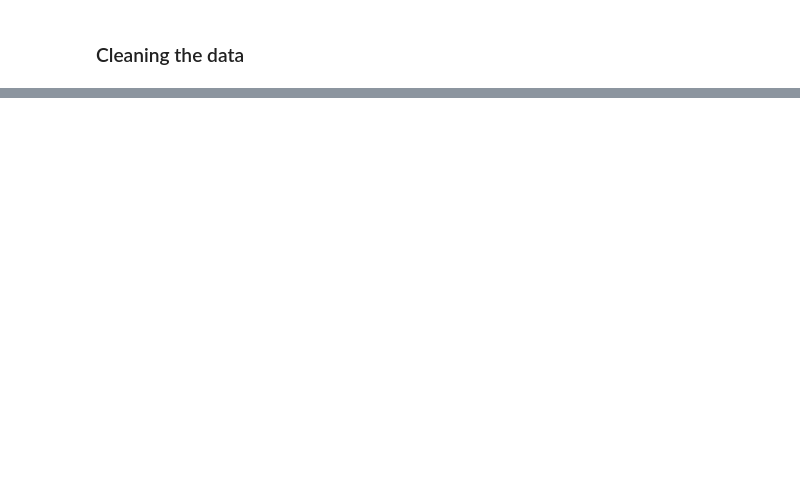
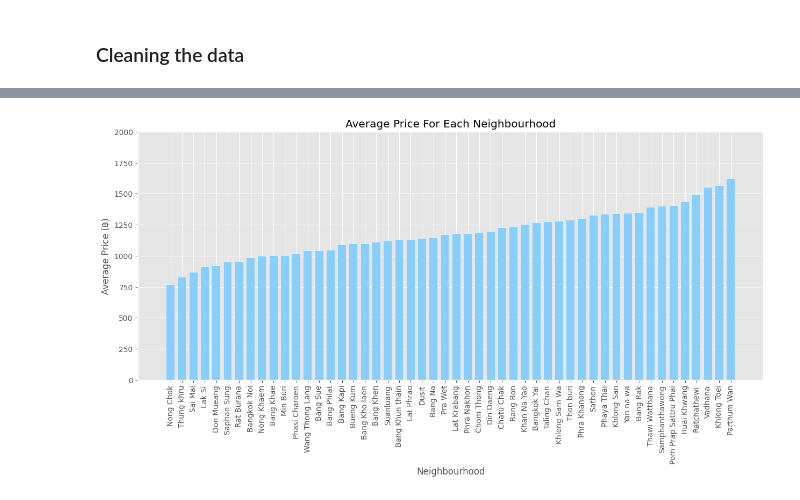
Before and after one commit to jshum17/Airbnb-Listings-Analysis, a Jupyter notebook: notebook.ipynb, the cells around one changed output, grey strips where cells are left out. Saved outputs shown, nothing was run; the diff lists cells and outputs as text; code cells hidden in the pictures; blank space fills up the shorter version.

Commit message:
finished price analysis

```diff
--- a/notebook.ipynb
+++ b/notebook.ipynb
@@ -125,0 +134,3 @@ memory usage: 3.0+ MB
+# %%
+# Updating dataset by filtering out free listings and listings over ฿2599
+listing = listing[(listing.price > 0) & (listing.price <= 2599)]
@@ -127,0 +183,12 @@ After removing all the free listings in our dataset, we can see that the total n
+# %%
+# Calculating the average price and round to nearest 2 decimal places
+avg_price = round(listing['price'].mean(), 2)
+
+# Adding a new column to the listing dataset, price_per_month
+listing["price_per_month"] = listing["price"] * 365 / 12
+
+# Calculating the average price per month and round to nearest 2 decimal places
+avg_monthly_price = round(listing['price_per_month'].mean(), 2)
+
+print("Average nightly rate: ฿" + str(avg_price))
+print("Average monthly rate: ฿" + str(avg_monthly_price))
@@ -127,0 +200,11 @@ After removing all the free listings in our dataset, we can see that the total n
+# %%
+# Selecting columns neighbourhood and price
+nh_prices = listing[['neighbourhood', 'price']]
+
+# Grouping neighbourhood and then aggreating the prices based on mean
+nh_prices = nh_prices.groupby("neighbourhood")['price'].agg('mean')
+
+# Resetting index of table
+nh_prices = nh_prices.reset_index()
+
+nh_prices
@@ -127,0 +225,20 @@ After removing all the free listings in our dataset, we can see that the total n
+# %%
+# Sorting prices in ascending order
+nh_prices = nh_prices.sort_values(by = 'price')
+
+# Create a Figure and an Axes with plt.subplots
+plt.style.use('ggplot')
+fig, ax = plt.subplots()
+
+# Plotting average price against each neighbourhood
+fig.set_size_inches(15, 6)
+ax.bar(nh_prices["neighbourhood"], nh_prices['price'], color = 'lightskyblue', width = 0.7)
+ax.set_xlabel("Neighbourhood")
+ax.set_ylabel("Average Price (฿)")
+ax.set_ylim(None, 2000)
+ax.set_title("Average Price For Each Neighbourhood")
+ax.set_xticks(ax.get_xticks(), ax.get_xticklabels(), rotation=90)
+
+plt.show()
+# %% [output]
+[figure, added]
```
Also changed, not shown: parts of 20 cells of this notebook.
